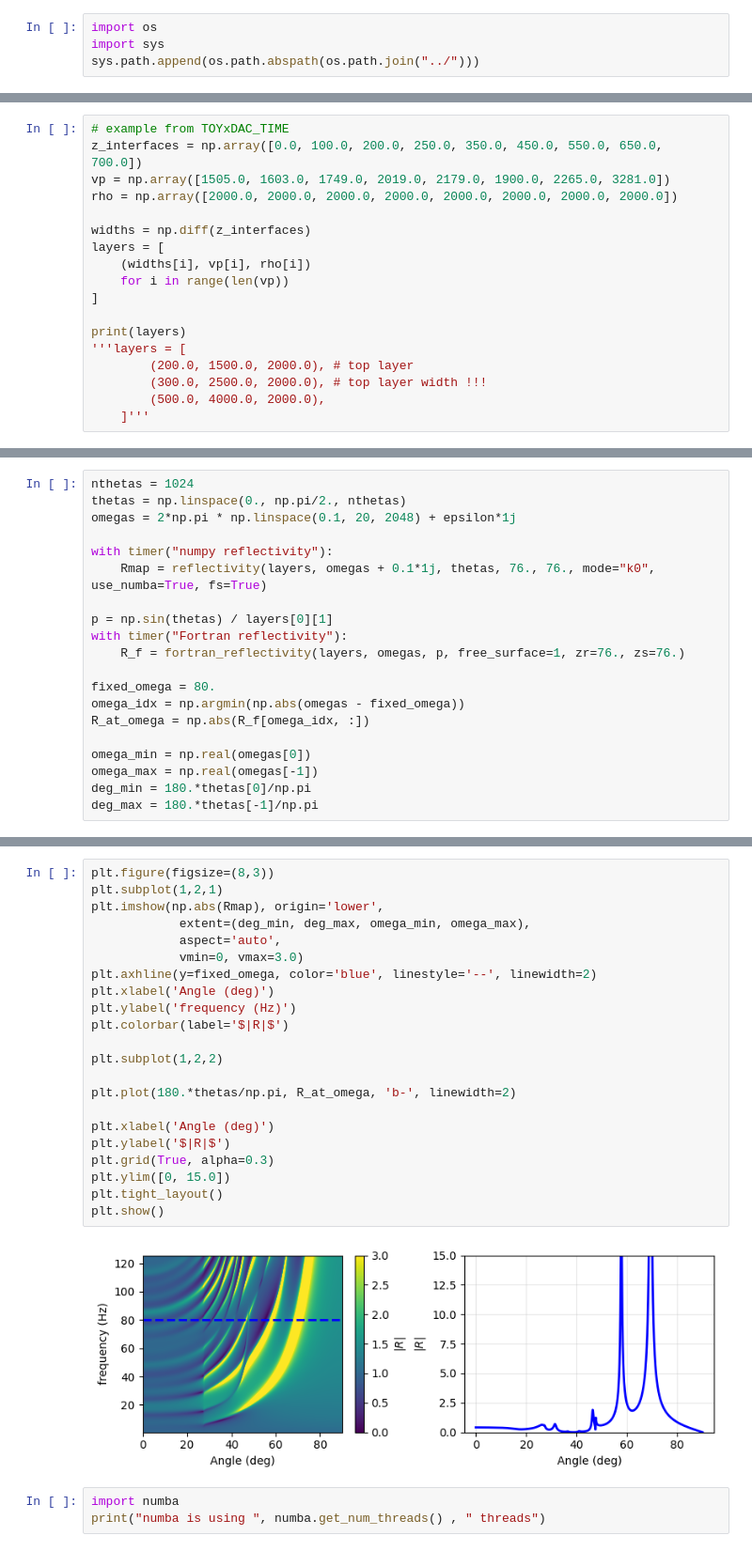
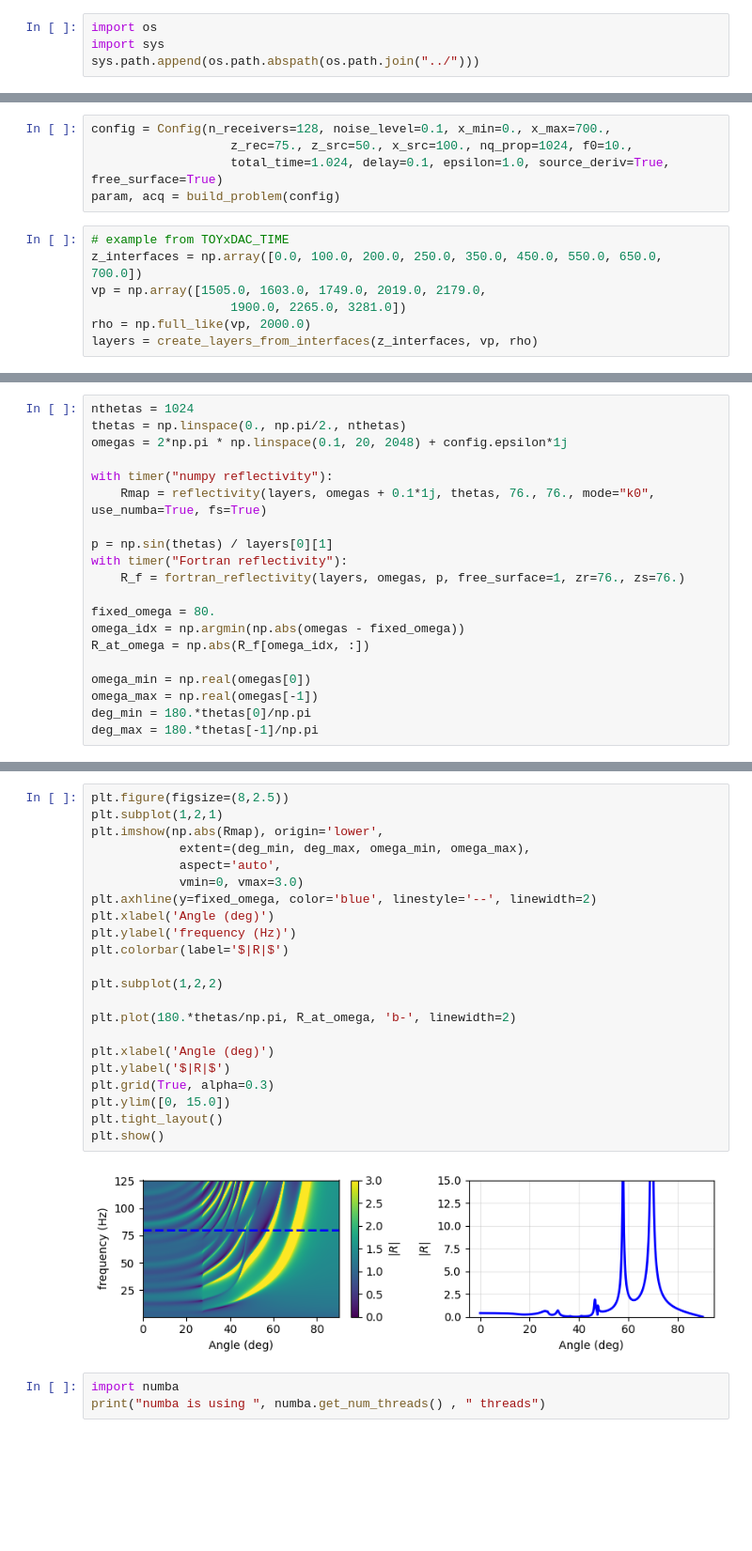
Before and after one commit to pmarchne/reflectivity-acoustic, a Jupyter notebook: notebooks/seismogram.ipynb, the cells around one changed output, grey strips where cells are left out. Shown at 94% size. Saved outputs shown, nothing was run; the diff lists cells and outputs as text; blank space fills up the shorter version.

```diff
--- a/notebooks/seismogram.ipynb
+++ b/notebooks/seismogram.ipynb
@@ -16,18 +18,12 @@ from src.fortran.reflectivity_benchmark import fortran_reflectivity
+# %%
+config = Config(n_receivers=128, noise_level=0.1, x_min=0., x_max=700.,
+                   z_rec=75., z_src=50., x_src=100., nq_prop=1024, f0=10.,
+                   total_time=1.024, delay=0.1, epsilon=1.0, source_deriv=True, free_surface=True)
+param, acq = build_problem(config)
 # %%
 # example from TOYxDAC_TIME
 z_interfaces = np.array([0.0, 100.0, 200.0, 250.0, 350.0, 450.0, 550.0, 650.0, 700.0])
-vp = np.array([1505.0, 1603.0, 1749.0, 2019.0, 2179.0, 1900.0, 2265.0, 3281.0])
-rho = np.array([2000.0, 2000.0, 2000.0, 2000.0, 2000.0, 2000.0, 2000.0, 2000.0])
-
-widths = np.diff(z_interfaces)
-layers = [
-    (widths[i], vp[i], rho[i])
-    for i in range(len(vp))
-]
-
-print(layers)
-'''layers = [
-        (200.0, 1500.0, 2000.0), # top layer
-        (300.0, 2500.0, 2000.0), # top layer width !!!
-        (500.0, 4000.0, 2000.0),
-    ]'''
+vp = np.array([1505.0, 1603.0, 1749.0, 2019.0, 2179.0,
+                   1900.0, 2265.0, 3281.0])
+rho = np.full_like(vp, 2000.0)
+layers = create_layers_from_interfaces(z_interfaces, vp, rho)
@@ -69,7 +30,7 @@ nt = 164
 # %%
 nthetas = 1024
 thetas = np.linspace(0., np.pi/2., nthetas)
-omegas = 2*np.pi * np.linspace(0.1, 20, 2048) + epsilon*1j
+omegas = 2*np.pi * np.linspace(0.1, 20, 2048) + config.epsilon*1j
 
 with timer("numpy reflectivity"):
     Rmap = reflectivity(layers, omegas + 0.1*1j, thetas, 76., 76., mode="k0",  use_numba=True, fs=True)
@@ -93,27 +54,27 @@ Fortran reflectivity elapsed: 0.17 s
 # %%
-plt.figure(figsize=(8,3))
+plt.figure(figsize=(8,2.5))
 plt.subplot(1,2,1)
 plt.imshow(np.abs(Rmap), origin='lower',
             extent=(deg_min, deg_max, omega_min, omega_max),
             aspect='auto',
             vmin=0, vmax=3.0)
 plt.axhline(y=fixed_omega, color='blue', linestyle='--', linewidth=2)
 plt.xlabel('Angle (deg)')
 plt.ylabel('frequency (Hz)')
 plt.colorbar(label='$|R|$')
 
 plt.subplot(1,2,2)
 
 plt.plot(180.*thetas/np.pi, R_at_omega, 'b-', linewidth=2)
 
 plt.xlabel('Angle (deg)')
 plt.ylabel('$|R|$')
 plt.grid(True, alpha=0.3)
 plt.ylim([0, 15.0])
 plt.tight_layout()
 plt.show()
 # %% [output]
-[figure, old version]
+[figure, new version]
 # %%
 import numba
 print("numba is using ", numba.get_num_threads() , " threads")
```
Also changed, not shown: parts of 9 cells of this notebook, 21 other files.
